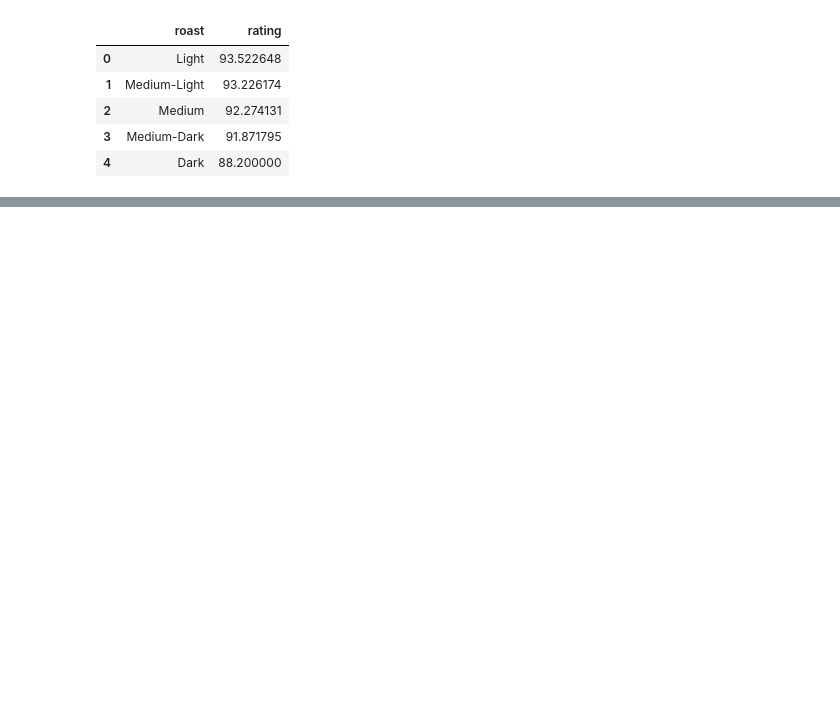
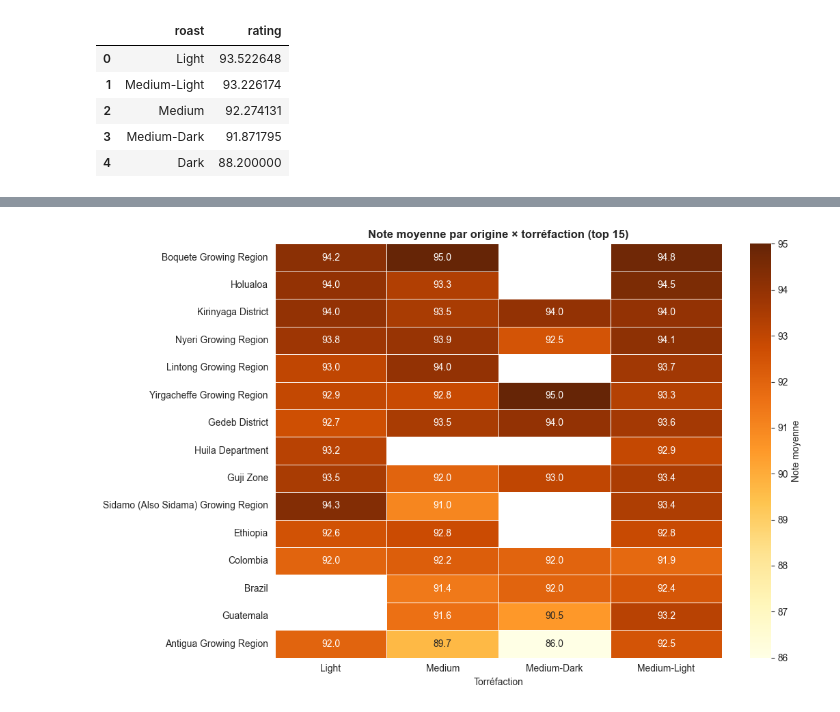
Before and after one commit to JulesCinc/coffe-consumption, a Jupyter notebook: coffee.ipynb, the cells around one changed output, grey strips where cells are left out. Saved outputs shown, nothing was run; the diff lists cells and outputs as text; code cells hidden in the pictures; blank space fills up the shorter version.

```diff
--- a/coffee.ipynb
+++ b/coffee.ipynb
@@ -125,0 +128,35 @@ display(country)
+# %%
+top_origins = df1['origin_1'].value_counts().head(15).index
+df_orig = df1[df1['origin_1'].isin(top_origins)].dropna(subset=['roast'])
+
+pivot = df_orig.pivot_table(
+    values='rating',
+    index='origin_1',
+    columns='roast',
+    aggfunc='mean',
+    observed=True
+)
+# Trier les origines par note moyenne globale
+pivot = pivot.loc[pivot.mean(axis=1).sort_values(ascending=False).index]
+
+fig, ax = plt.subplots(figsize=(11, 7))
+
+sns.heatmap(
+    pivot,
+    annot=True,
+    fmt='.1f',
+    cmap='YlOrBr',
+    ax=ax,
+    linewidths=0.5,
+    cbar_kws={'label': 'Note moyenne'},
+    mask=pivot.isna()  # cases vides masquées
+)
+
+ax.set_title('Note moyenne par origine × torréfaction (top 15)', fontweight='bold')
+ax.set_xlabel('Torréfaction')
+ax.set_ylabel('')
+
+plt.tight_layout()
+plt.show()
+# %% [output]
+[figure, added]
```
Also changed, not shown: parts of 9 cells of this notebook.
